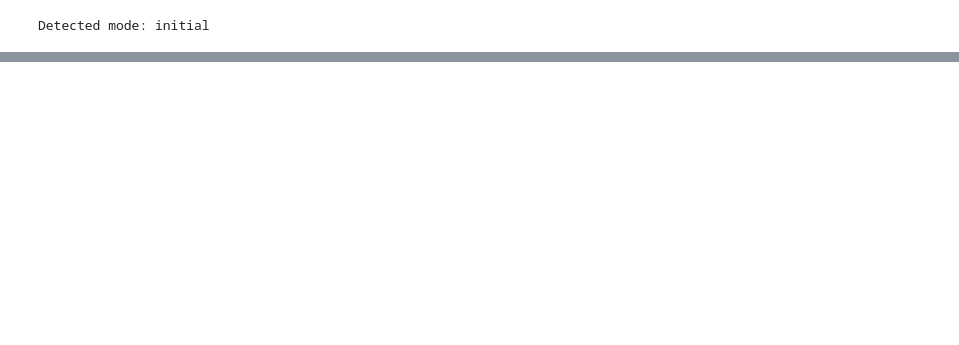
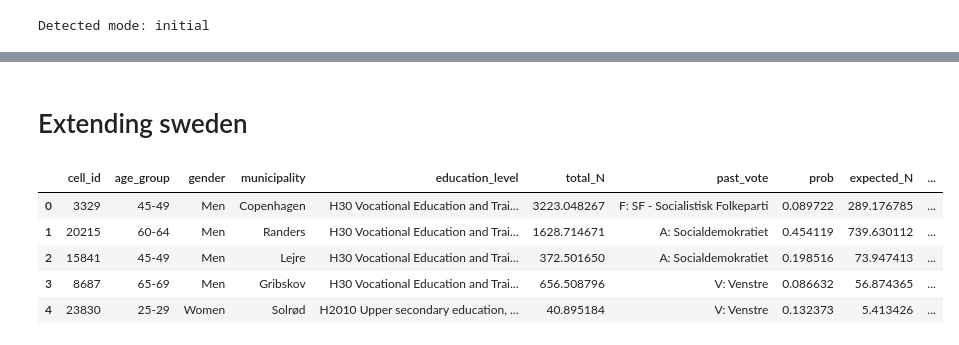
Before and after one commit to AI-Pop-Up-Lab/voteframe, a Jupyter notebook: python_test/run_post_strat_via_python.ipynb, the cells around one changed output, grey strips where cells are left out. Saved outputs shown, nothing was run; the diff lists cells and outputs as text; code cells hidden in the pictures; blank space fills up the shorter version.

```diff
--- a/python_test/run_post_strat_via_python.ipynb
+++ b/python_test/run_post_strat_via_python.ipynb
@@ -270,0 +446,14 @@ Finished. Outputs written to /Users/danjonaitis/Documents/GitHub/voteframe/pytho
+# %% [markdown]
+# Extending sweden
+# %%
+import pandas as pd
+date = '20260316'
+df = pd.read_csv(f'data/denmark/dk_{date}_snapshots.csv')
+df.head()
+# %% [output]
+|  | cell_id | age_group | gender | municipality | education_level | total_N | past_vote | prob | expected_N | ... |
+| 0 | 3329 | 45-49 | Men | Copenhagen | H30 Vocational Education and Trai... | 3223.048267 | F: SF - Socialistisk Folkeparti | 0.089722 | 289.176785 | ... |
+| 1 | 20215 | 60-64 | Men | Randers | H30 Vocational Education and Trai... | 1628.714671 | A: Socialdemokratiet | 0.454119 | 739.630112 | ... |
+| 2 | 15841 | 45-49 | Men | Lejre | H30 Vocational Education and Trai... | 372.501650 | A: Socialdemokratiet | 0.198516 | 73.947413 | ... |
+| 3 | 8687 | 65-69 | Men | Gribskov | H30 Vocational Education and Trai... | 656.508796 | V: Venstre | 0.086632 | 56.874365 | ... |
+| 4 | 23830 | 25-29 | Women | Solrød | H2010 Upper secondary education, ... | 40.895184 | V: Venstre | 0.132373 | 5.413426 | ... |
```
Also changed, not shown: parts of 18 cells of this notebook, 40 other files.
